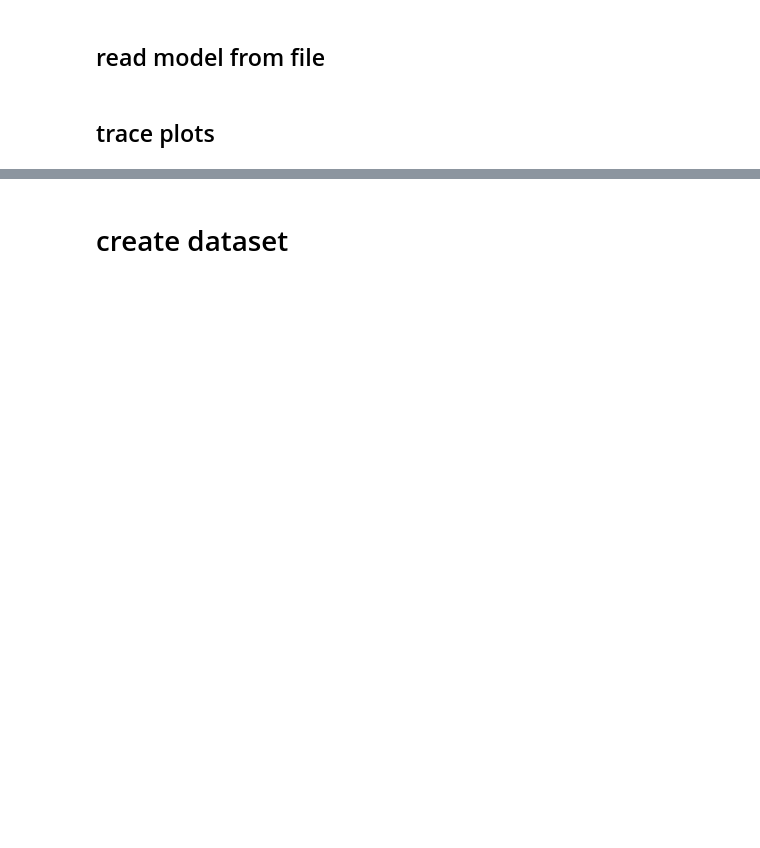
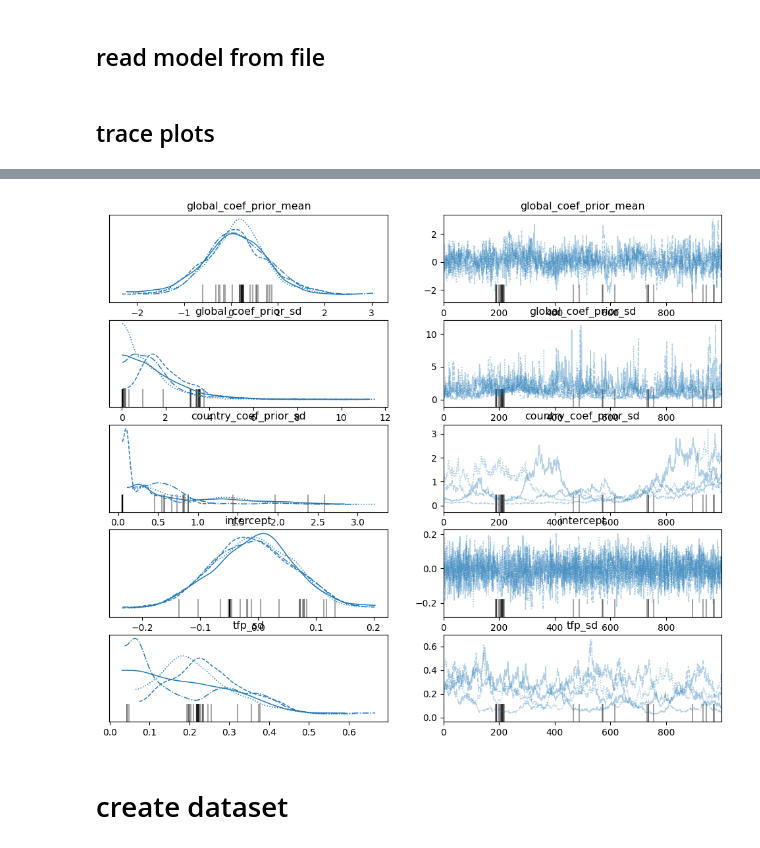
Before and after one commit to greenguy33/environmental-bayesian-modeling, a Jupyter notebook: notebooks/drought-agtfp-gdp-model.ipynb, the cells around one changed output, grey strips where cells are left out. Saved outputs shown, nothing was run; the diff lists cells and outputs as text; code cells hidden in the pictures; blank space fills up the shorter version.

```diff
--- a/notebooks/drought-agtfp-gdp-model.ipynb
+++ b/notebooks/drought-agtfp-gdp-model.ipynb
@@ -341,3 +267,8 @@ az.summary(trace, var_names=["global_coef_prior_mean","global_coef_prior_sd","co
+# %%
+fig = az.plot_trace(trace, var_names=["global_coef_prior_mean", "global_coef_prior_sd", "country_coef_prior_sd", "intercept", "tfp_sd"]).ravel()[0].figure
+fig.show()
+# %% [output]
+[figure, added]
 # %% [markdown]
 # create dataset
 # %%
```
Also changed, not shown: parts of 27 cells of this notebook, 19 other files.
